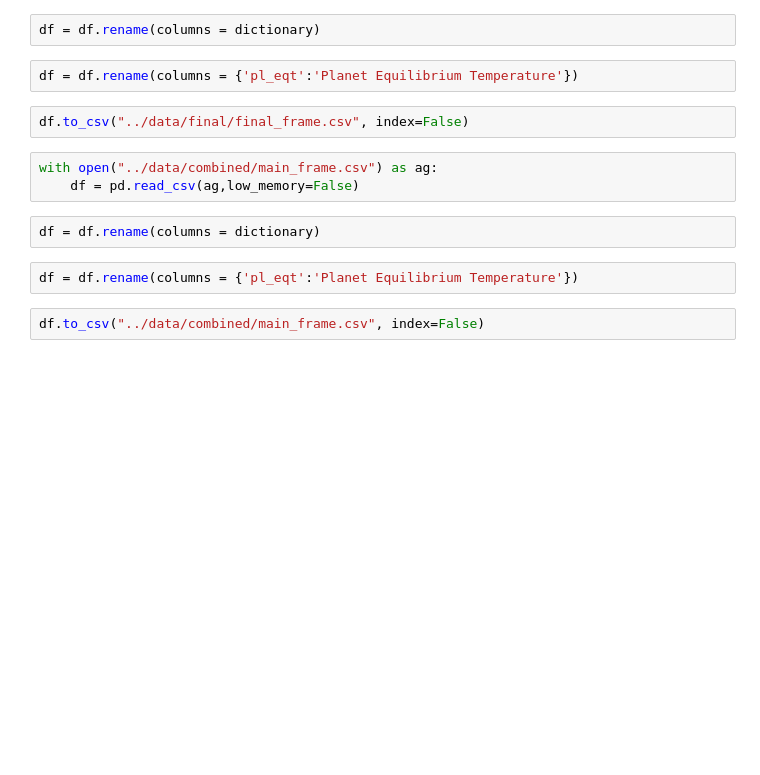
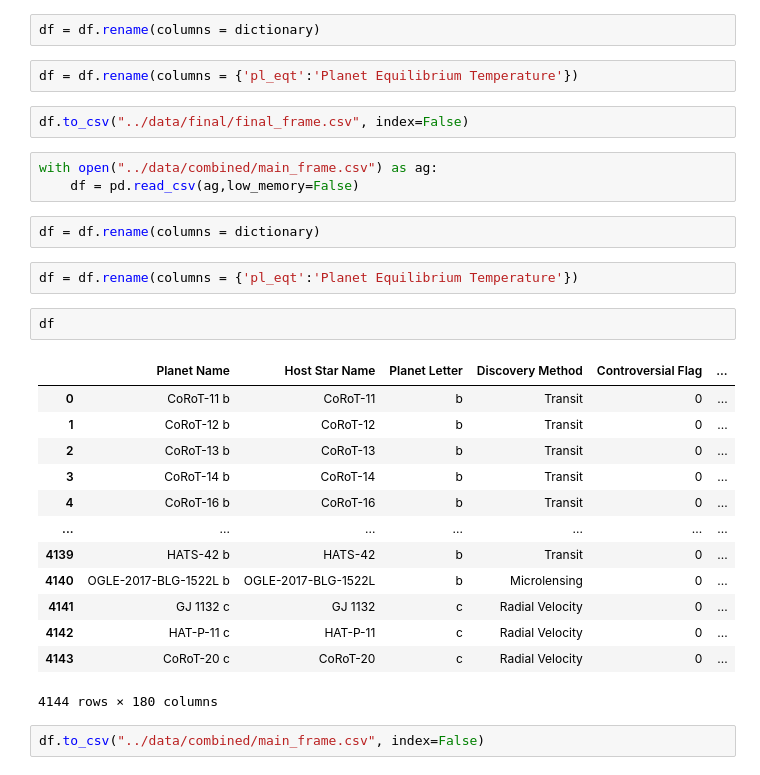
Before and after one commit to AndreasGlassl/Exoplanets, a Jupyter notebook: Notebooks/06_Rename_nasa_columns.ipynb, the cells around one changed output. Drawn from its saved outputs; the diff is of its cells as text; blank space fills up the shorter version.

```diff
--- a/Notebooks/06_Rename_nasa_columns.ipynb
+++ b/Notebooks/06_Rename_nasa_columns.ipynb
@@ -23,5 +23,21 @@ with open("../data/combined/main_frame.csv") as ag:
 df = df.rename(columns = dictionary)
 # %%
 df = df.rename(columns = {'pl_eqt':'Planet Equilibrium Temperature'})
+# %%
+df
+# %% [output]
+|  | Planet Name | Host Star Name | Planet Letter | Discovery Method | Controversial Flag | ... |
+| 0 | CoRoT-11 b | CoRoT-11 | b | Transit | 0 | ... |
+| 1 | CoRoT-12 b | CoRoT-12 | b | Transit | 0 | ... |
+| 2 | CoRoT-13 b | CoRoT-13 | b | Transit | 0 | ... |
+| 3 | CoRoT-14 b | CoRoT-14 | b | Transit | 0 | ... |
+| 4 | CoRoT-16 b | CoRoT-16 | b | Transit | 0 | ... |
+| ... | ... | ... | ... | ... | ... | ... |
+| 4139 | HATS-42 b | HATS-42 | b | Transit | 0 | ... |
+| 4140 | OGLE-2017-BLG-1522L b | OGLE-2017-BLG-1522L | b | Microlensing | 0 | ... |
+| 4141 | GJ 1132 c | GJ 1132 | c | Radial Velocity | 0 | ... |
+| 4142 | HAT-P-11 c | HAT-P-11 | c | Radial Velocity | 0 | ... |
+| 4143 | CoRoT-20 c | CoRoT-20 | c | Radial Velocity | 0 | ... |
+4144 rows × 180 columns
 # %%
 df.to_csv("../data/combined/main_frame.csv", index=False)
```
Also changed, not shown: 3 other files.
